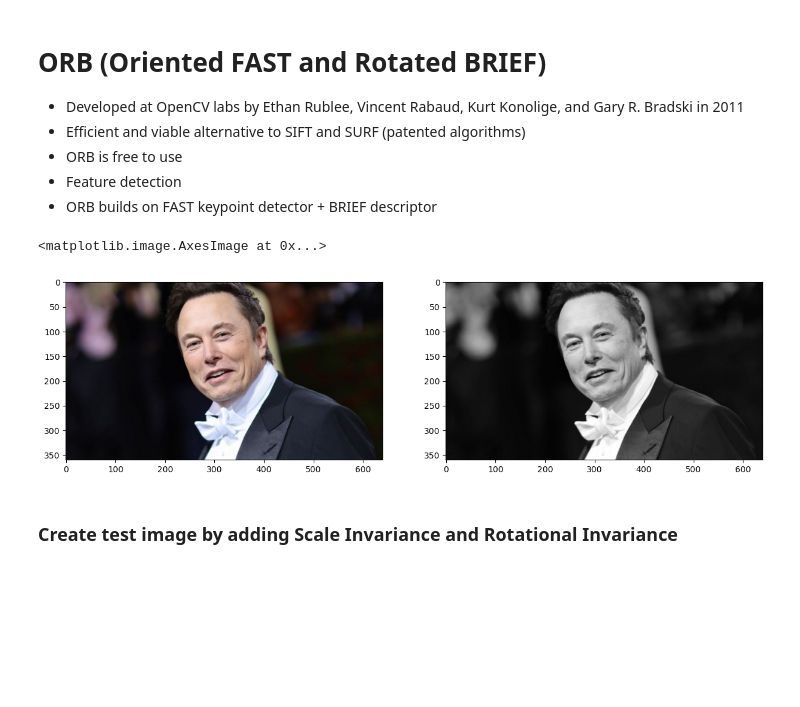
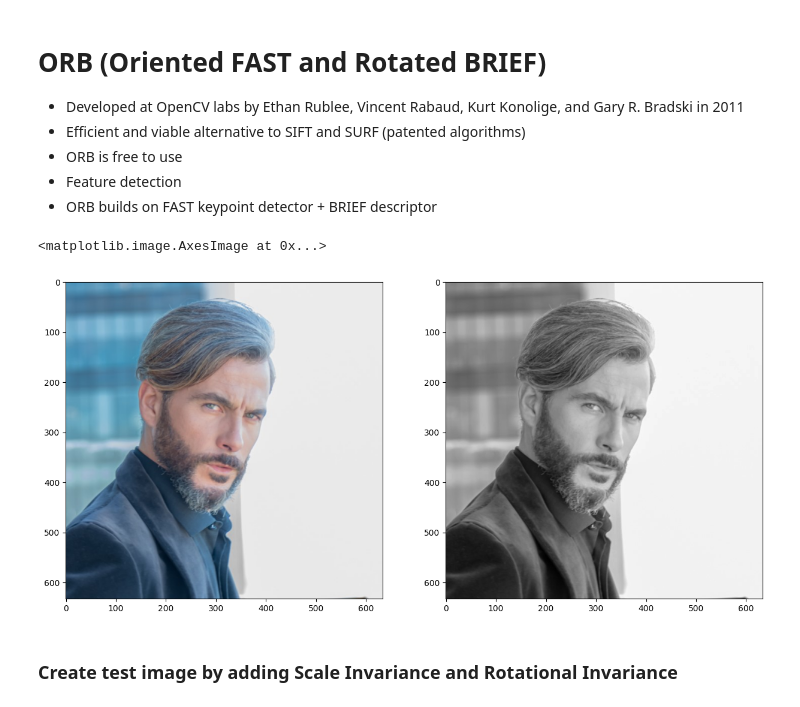
Before and after one commit to PosgradoMNA/TC4033.10.Equipo13-7.2-Google-Colab-algoritmos-de-extracci-n-de-caracter-sticas, a Jupyter notebook: 9_image_matching.ipynb, the cells around one changed output. Drawn from its saved outputs; the diff is of its cells as text; code cells hidden in the pictures; blank space fills up the shorter version.

Commit message:
Pruebas con fotos de modelo

```diff
--- a/9_image_matching.ipynb
+++ b/9_image_matching.ipynb
@@ -21,18 +21,18 @@ import numpy as np
 - ORB builds on FAST keypoint detector + BRIEF descriptor
 # %%
 #reading image
-img = cv2.imread('data/elon_1.jpg')
+img = cv2.imread('data/modelo1.jpg')
 img_color = cv2.cvtColor(img, cv2.COLOR_BGR2RGB)
 img_gray = cv2.cvtColor(img, cv2.COLOR_BGR2GRAY)
 
 plt.figure(figsize=(15, 8))
 plt.subplot(1, 2, 1)
 plt.imshow(img_color)
 plt.subplot(1, 2, 2)
 plt.imshow(img_gray, cmap="gray")
 # %% [output]
 <matplotlib.image.AxesImage at 0x...>
-[figure, old version]
+[figure, new version]
 # %% [markdown]
 ### Create test image by adding Scale Invariance and Rotational Invariance
 # %%
```
Also changed, not shown: parts of 7 cells of this notebook.
